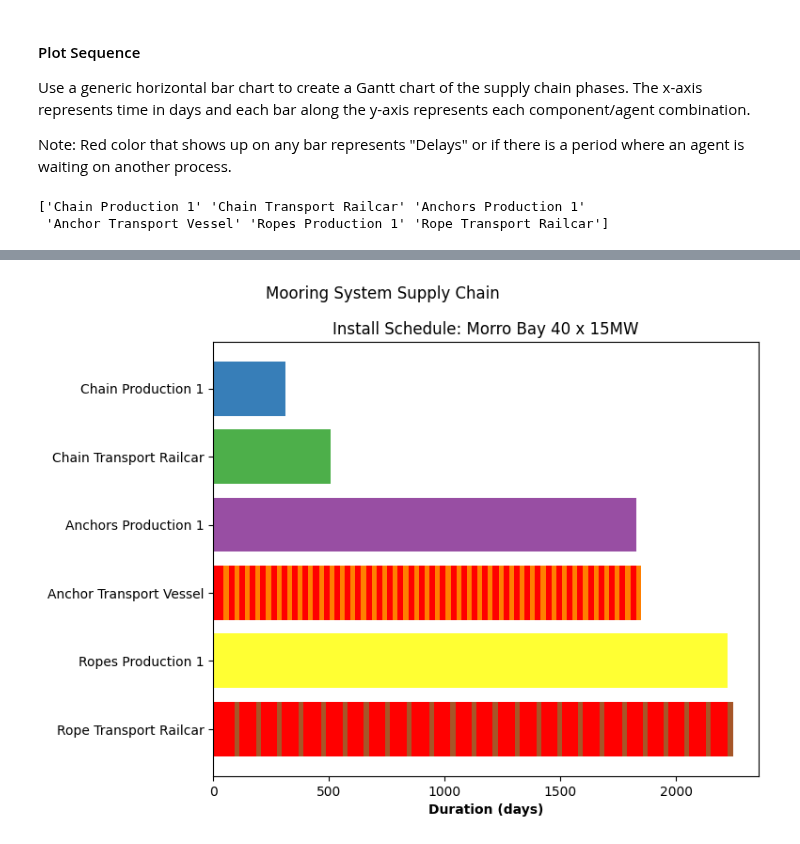
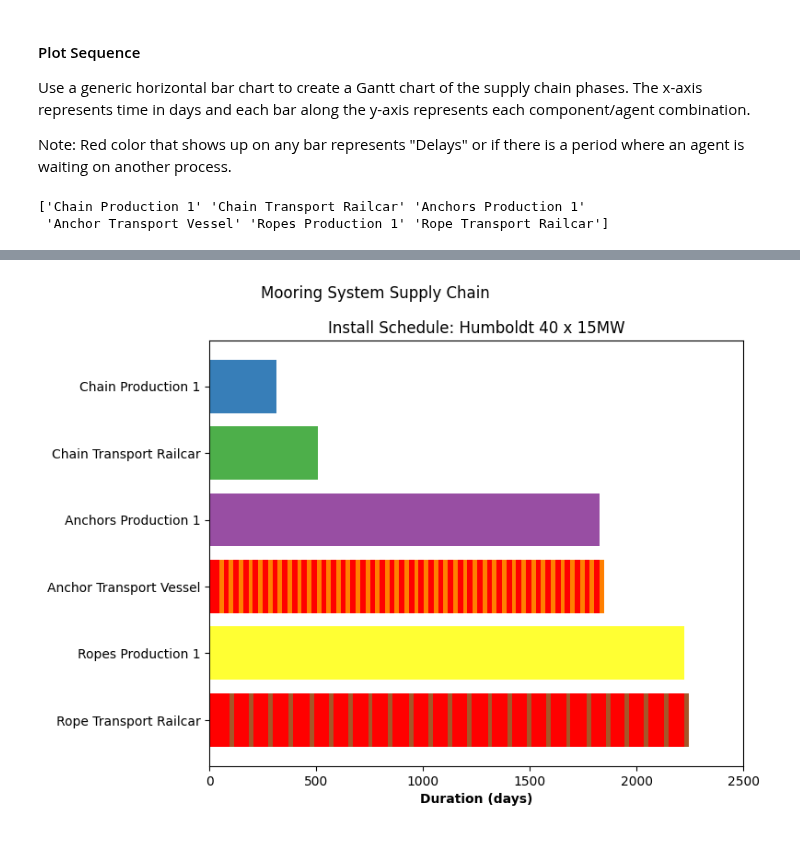
Before and after one commit to WISDEM/ORBIT, a Jupyter notebook: examples/Standard_Mooring/StandardMooring.ipynb, the cells around one changed output, grey strips where cells are left out. Drawn from its saved outputs; the diff is of its cells as text; code cells hidden in the pictures.

```diff
--- a/examples/Standard_Mooring/StandardMooring.ipynb
+++ b/examples/Standard_Mooring/StandardMooring.ipynb
@@ -149,7 +150,8 @@ ax.barh(y=df_plot[plot_based_on],
            left=(df_plot['time']-df_plot['duration'])/24,
            color=df_plot.color)
 
-ax.set_title(f"Install Schedule: Morro Bay {num_turbines} x 15MW")
+#ax.set_title(f"Install Schedule: Morro Bay {num_turbines} x 15MW")
+ax.set_title(f"Install Schedule: Humboldt {num_turbines} x 15MW")
 
 num_x_labels = 5
 #day_spacing = int(((df_plot['end_date'].max() - df_plot['start_date'].min()).days)/num_x_labels)
@@ -157,6 +159,8 @@ num_x_labels = 5
 #ax.set_xticks(xticks)
 ax.set_xlabel("Duration (days)", fontdict=dict(weight='bold'))
 
+ax.set_xlim([0, 2500])
+
 ax.set_yticklabels(agents)
 plt.gca().invert_yaxis()
 fig.subplots_adjust(left=0.32)
@@ -169,2 +173,2 @@ UserWarning: /var/folders/90/1lkt657x3n1cw5x65j3lfgd5406fb8/T/ipykernel_7122/203
 set_ticklabels() should only be used with a fixed number of ticks, i.e. after set_ticks() or using a FixedLocator.
-[figure, old version]
+[figure, new version]
```
Also changed, not shown: parts of 7 cells of this notebook.
